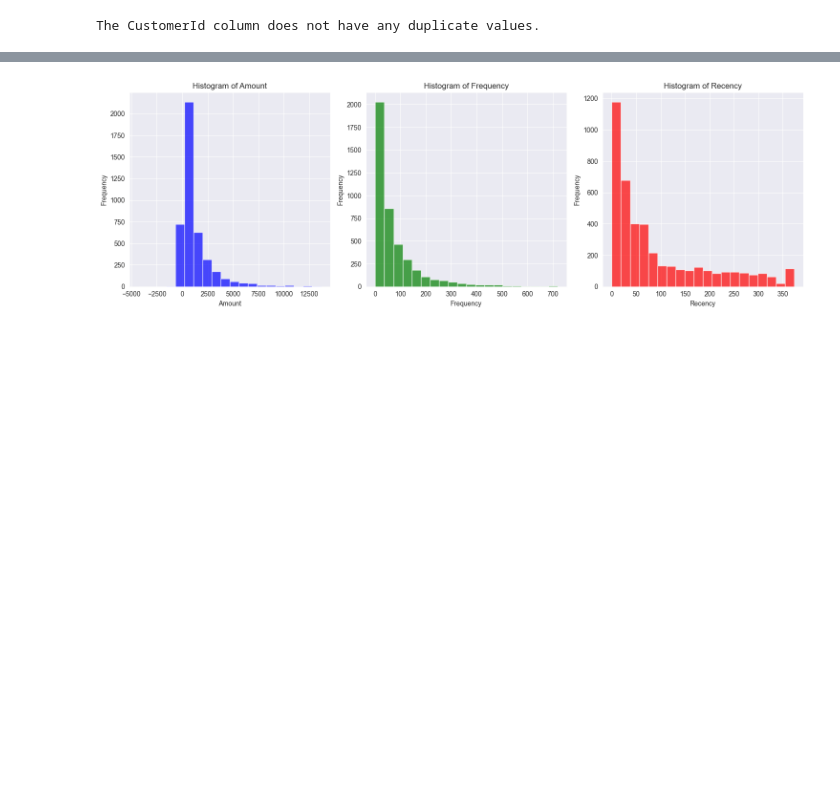
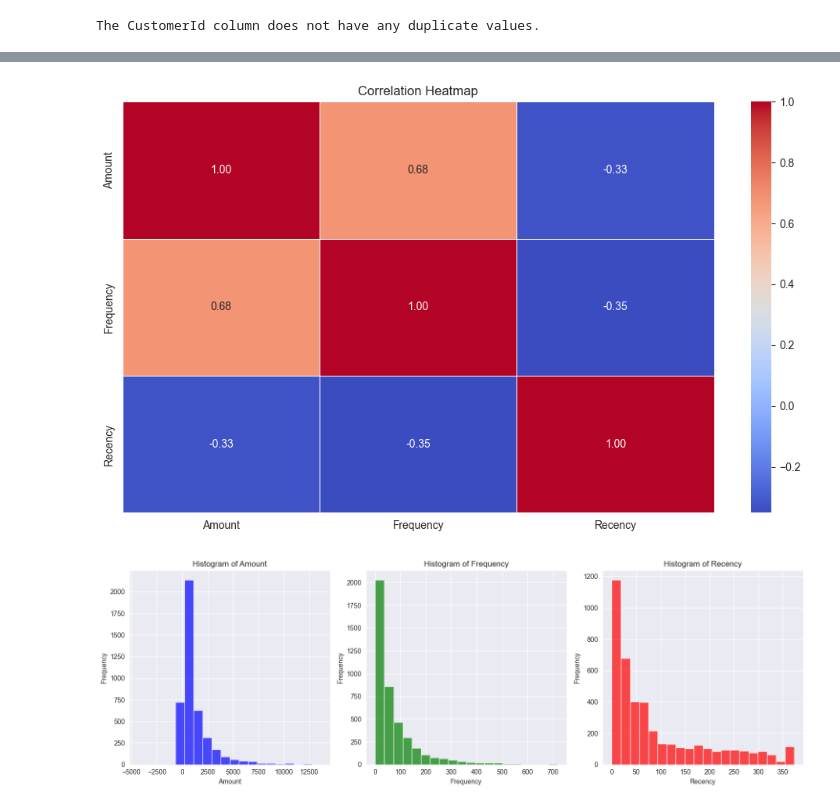
Before and after one commit to jonamadk/scaling-ML-journey, a Jupyter notebook: lab-04/Lab4.ipynb, the cells around one changed output, grey strips where cells are left out. Cells and saved outputs as stored; diff of their text form; code cells hidden in the pictures; blank space fills up the shorter version.

```diff
--- a/lab-04/Lab4.ipynb
+++ b/lab-04/Lab4.ipynb
@@ -173,11 +184,13 @@ plt.show()
 # %%
 dataset.drop(columns=['CustomerID'],inplace=True)
 # %%
-# corr_matrix = dataset.corr()
-# plt.figure(figsize=(10, 6))
-# sns.heatmap(corr_matrix, annot=True, cmap='coolwarm', fmt=".2f", linewidths=0.5)
-# plt.title('Correlation Heatmap')
-# plt.show()
+corr_matrix = dataset.corr()
+plt.figure(figsize=(10, 6))
+sns.heatmap(corr_matrix, annot=True, cmap='coolwarm', fmt=".2f", linewidths=0.5)
+plt.title('Correlation Heatmap')
+plt.show()
+# %% [output]
+[figure, added]
 # %%
 import pandas as pd
 import matplotlib.pyplot as plt
```
Also changed, not shown: parts of 18 cells of this notebook.
